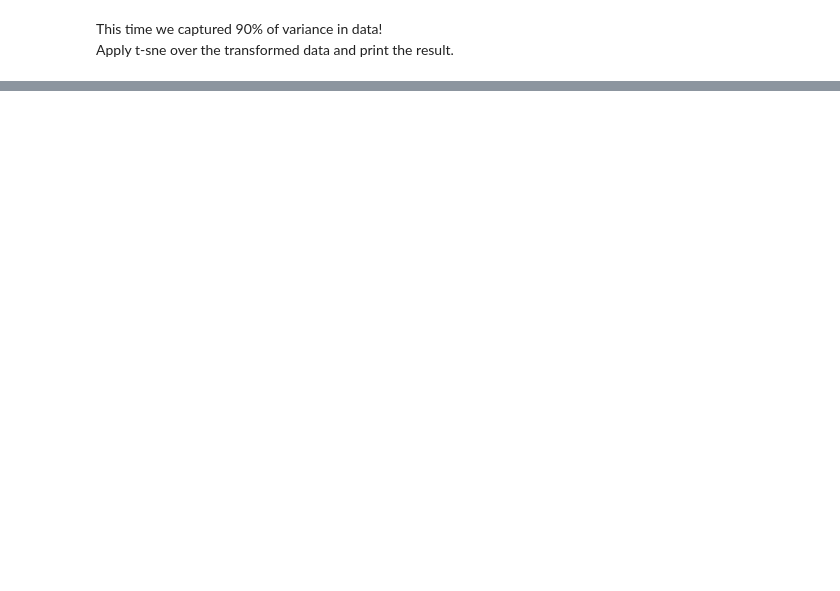
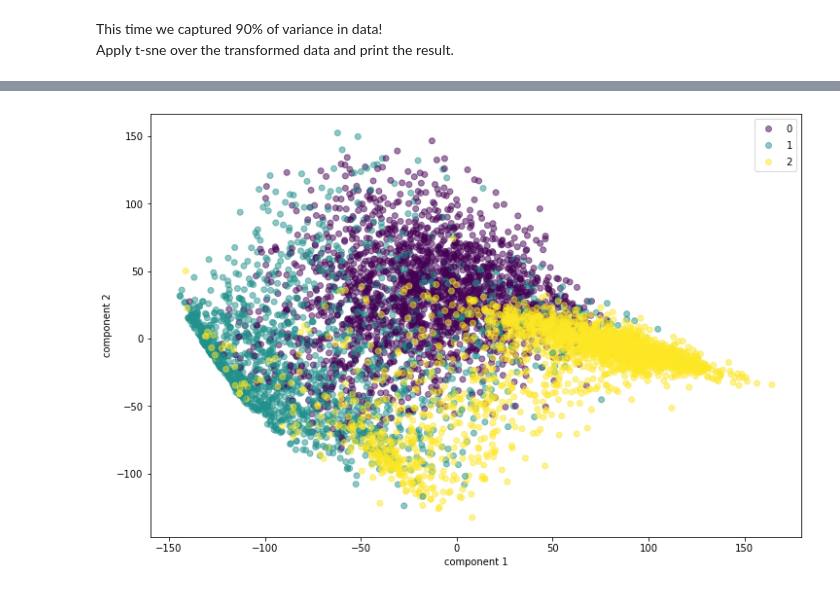
Before and after one commit to nicolasfacchinetti97/vocapra-apr-project, a Jupyter notebook: clustering.ipynb, the cells around one changed output, grey strips where cells are left out. Cells and saved outputs as stored; diff of their text form; code cells hidden in the pictures; blank space fills up the shorter version.

```diff
--- a/clustering.ipynb
+++ b/clustering.ipynb
@@ -120,0 +192,4 @@ This way we obtained a slightly better rapprensetation of data!
+# %%
+print_axis(principalComponents, modlabels)
+# %% [output]
+[figure, added]
```
Also changed, not shown: parts of 26 cells of this notebook.
